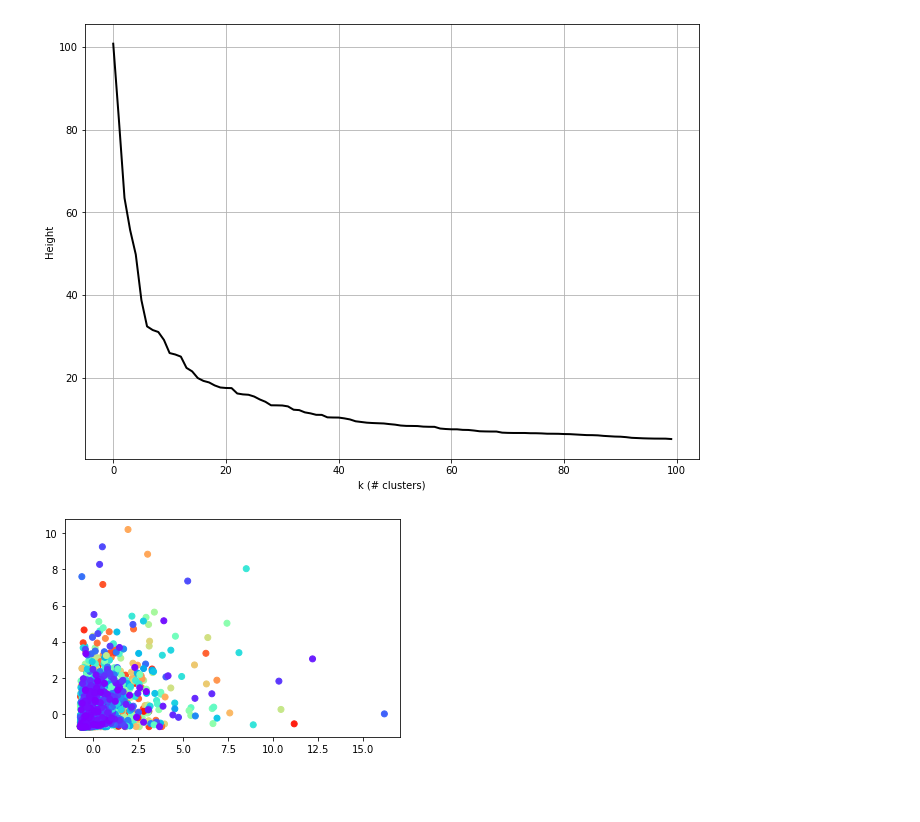
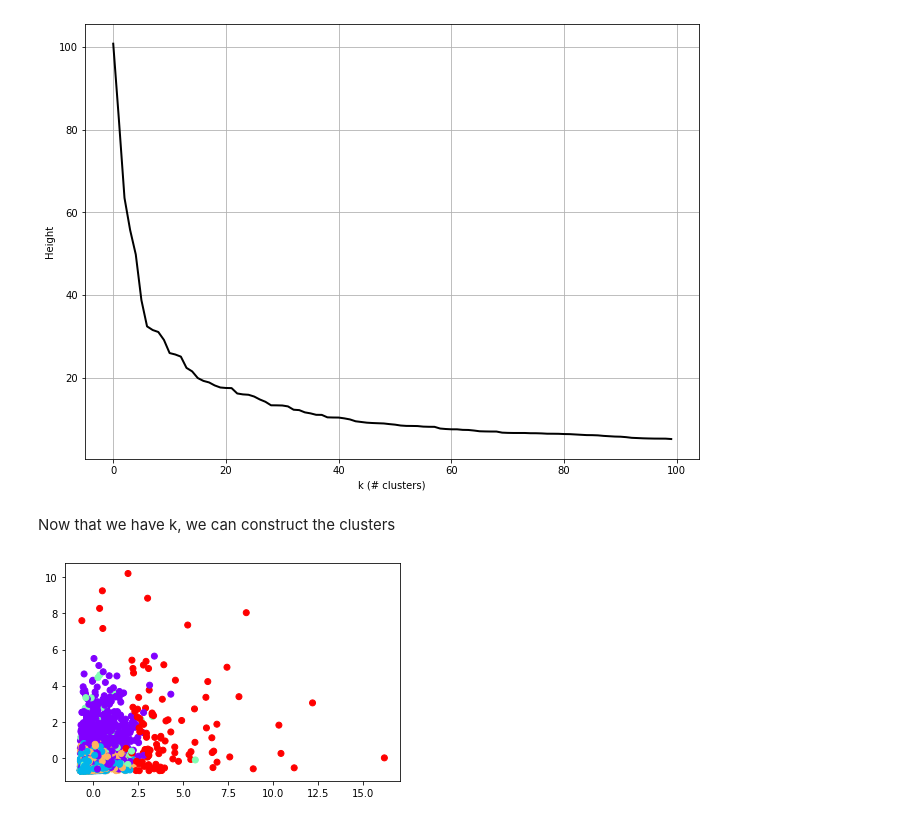
Before and after one commit to paulgrigas/IEOR-142-242-Python-Project, a Jupyter notebook: Lab 7/Lab7b_teaching.ipynb, the cells around one changed output. Saved outputs shown, nothing was run; the diff lists cells and outputs as text; code cells hidden in the pictures; blank space fills up the shorter version.

```diff
--- a/Lab 7/Lab7b_teaching.ipynb
+++ b/Lab 7/Lab7b_teaching.ipynb
@@ -296,3 +296,7 @@ plt.show()
 [figure]
 # %%
 # What would be a "good" k value ?
+# %% [markdown]
+Now that we have k, we can construct the clusters
+# %%
+new_agglomerative = AgglomerativeClustering(n_clusters=5, affinity='euclidean', linkage='ward').fit(airline_scaled)
@@ -299,6 +312,5 @@ plt.show()
 # %%
-# plt.scatter(X[:,0],X[:,1], c=cluster.labels_, cmap='rainbow')
-plt.scatter(airline_scaled.Balance, airline_scaled.BonusMiles, c=agglomerative.labels_, cmap='rainbow')
+plt.scatter(airline_scaled.Balance, airline_scaled.BonusMiles, c=new_agglomerative.labels_, cmap='rainbow')
 plt.show()
 # %% [output]
-[figure, old version]
+[figure, new version]
```
Also changed, not shown: parts of 6 cells of this notebook.
